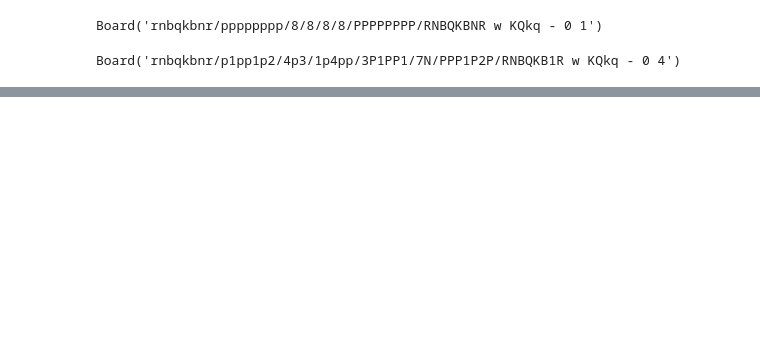
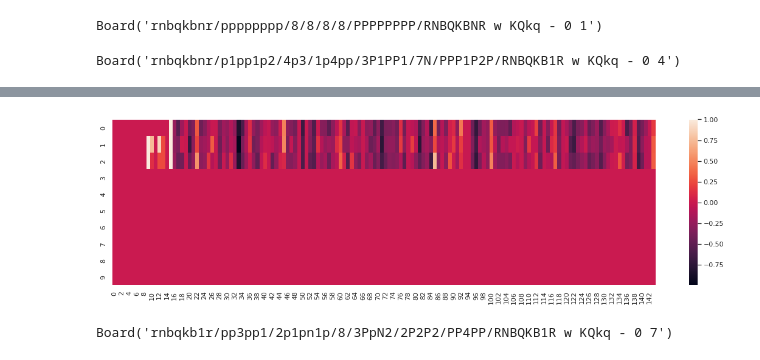
Before and after one commit to justinsvegliato/meta-level-reinforcement-learning, a Jupyter notebook: Chess Env.ipynb, the cells around one changed output, grey strips where cells are left out. Cells and saved outputs as stored; diff of their text form; code cells hidden in the pictures; blank space fills up the shorter version.

```diff
--- a/Chess Env.ipynb
+++ b/Chess Env.ipynb
@@ -157,0 +120,32 @@ meta_env.render(plt_show=True);
+# %%
+import matplotlib.pyplot as plt
+%matplotlib inline
+import seaborn as sns
+sns.set()
+
+plt.figure(figsize=(20, 5))
+sns.heatmap(observation['search_tree_tokens']);
+# %% [output]
+[figure, added]
+# %%
+from mlrl.chess.chess_env import ChessVsSimpleNetwork
+from IPython.display import clear_output, display
+import chess
+
+
+env = ChessVsSimpleNetwork()
+env.reset()
+
+try:
+    while True:
+        display(env._board)
+        action = input('Enter action: ')
+        observation, reward, done, info = env.step(chess.Move.from_uci(action))
+        if done:
+            break
+        clear_output(wait=True)
+
+except KeyboardInterrupt:
+    pass
+# %% [output]
+Board('rnbqkb1r/pp3pp1/2p1pn1p/8/3PpN2/2P2P2/PP4PP/RNBQKB1R w KQkq - 0 7')
```
Also changed, not shown: parts of 15 cells of this notebook, 14 other files.
